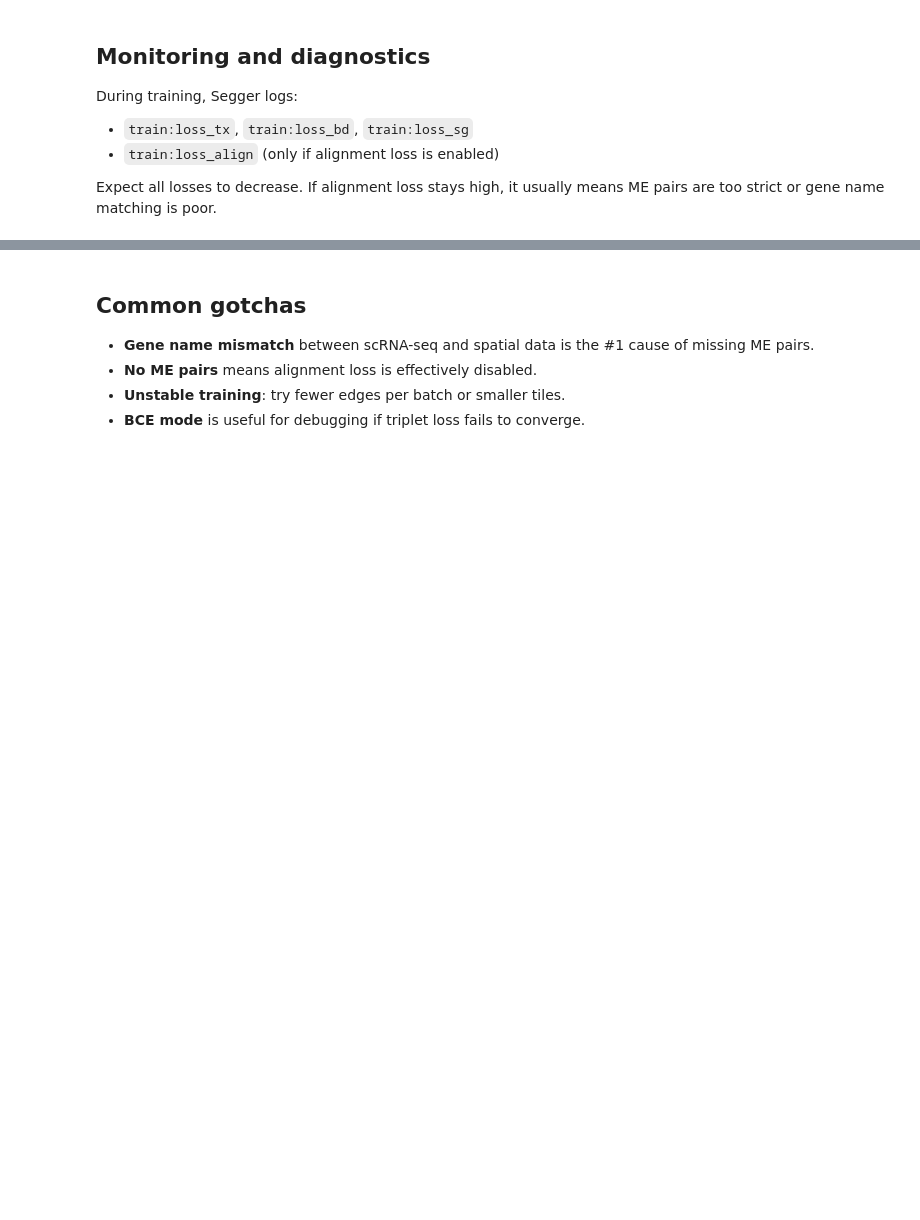
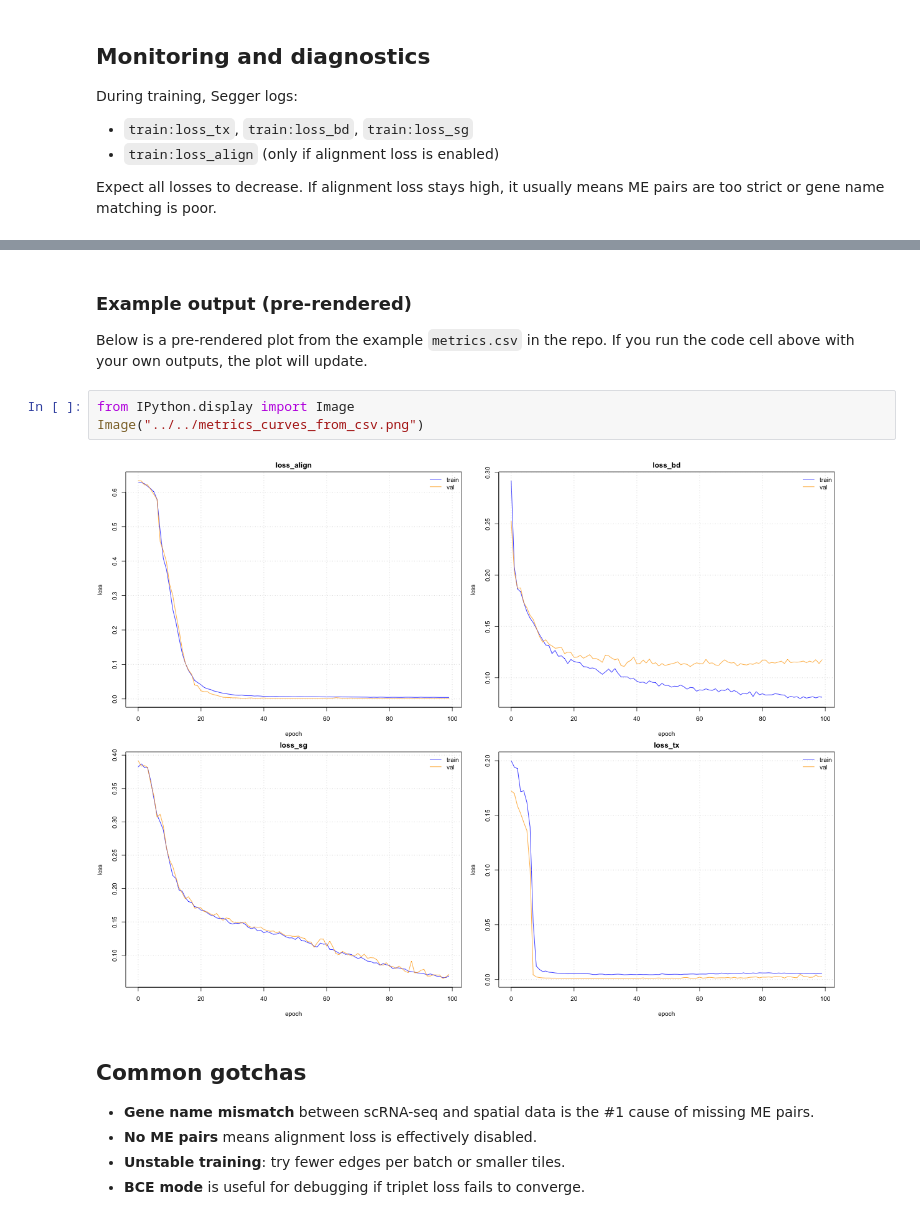
Before and after one commit to dpeerlab/segger, a Jupyter notebook: examples/segger_losses.ipynb, the cells around one changed output, grey strips where cells are left out. Cells and saved outputs as stored; diff of their text form; blank space fills up the shorter version.

Commit message:
Add loss curve plotting and docs

```diff
--- a/examples/segger_losses.ipynb
+++ b/examples/segger_losses.ipynb
@@ -341,3 +440,13 @@ ME pairs are too strict or gene name matching is poor.
+# %% [markdown]
+### Example output (pre-rendered)
+
+Below is a pre-rendered plot from the example `metrics.csv` in the repo.
+If you run the code cell above with your own outputs, the plot will update.
+# %%
+from IPython.display import Image
+Image("../../metrics_curves_from_csv.png")
+# %% [output]
+[figure, added]
 # %% [markdown]
 ## Common gotchas
 
```
Also changed, not shown: parts of 2 cells of this notebook, 4 other files.
